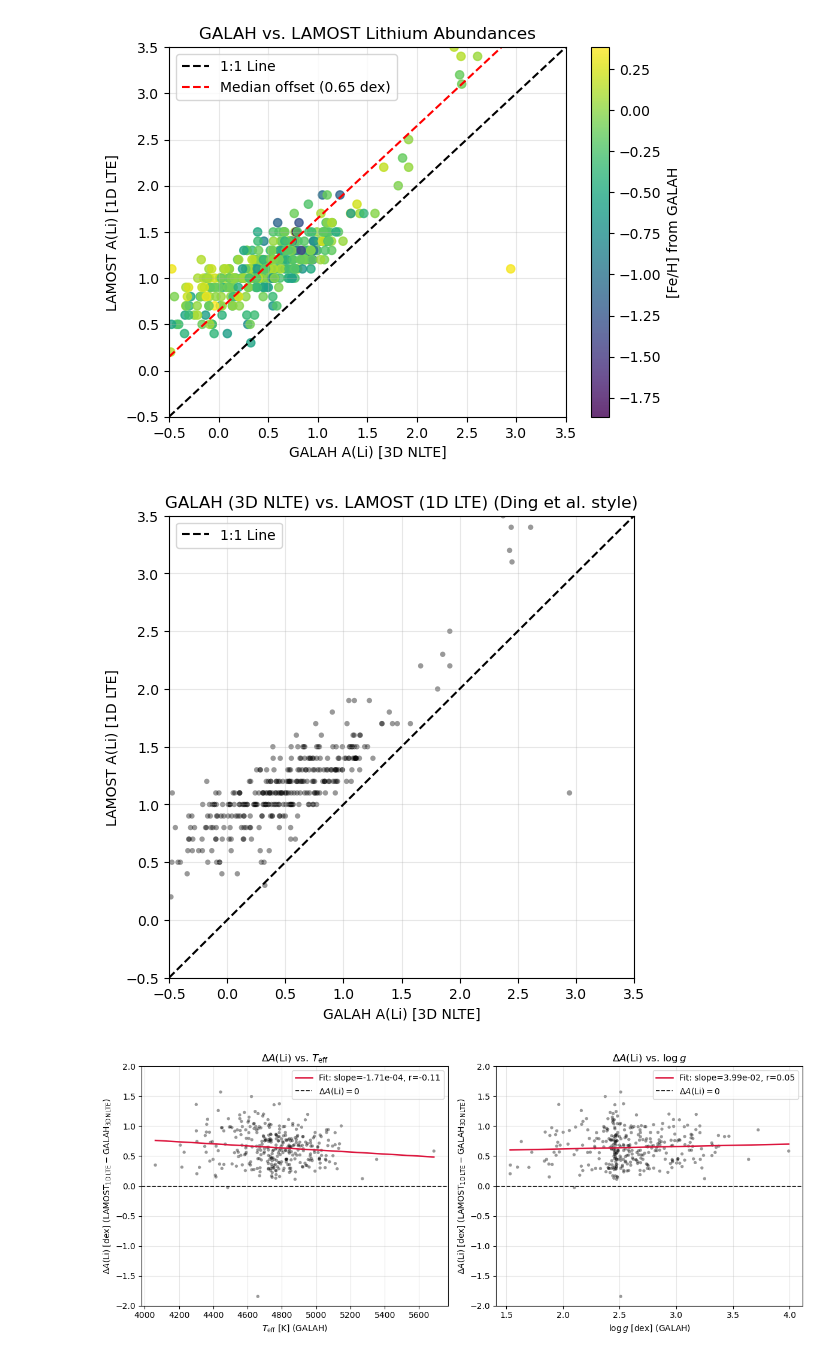
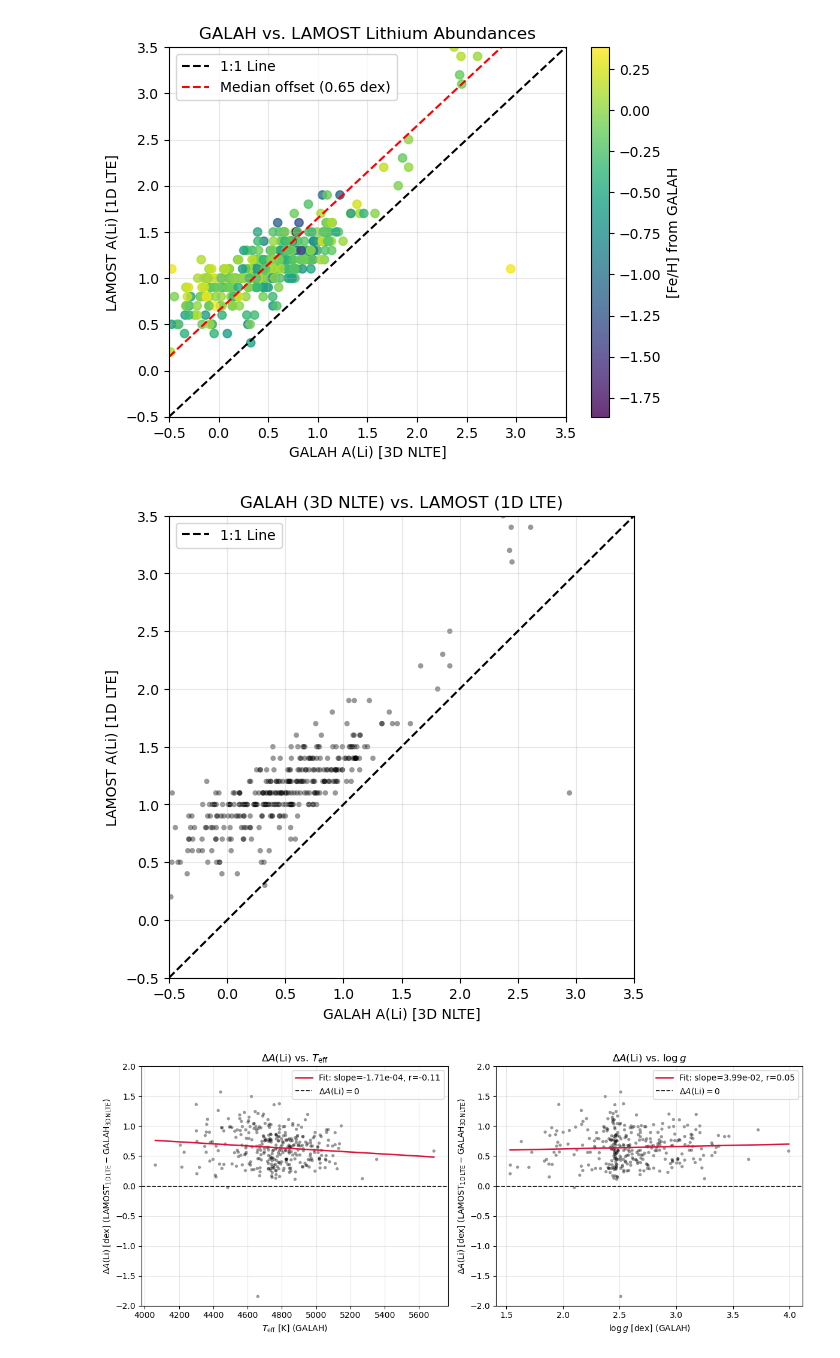
Before and after one commit to juanpabloidarraga/master_thesis, a Jupyter notebook: code/Sidequests/offset_galah_and_lamost.ipynb, the cells around one changed output. Cells and saved outputs as stored; diff of their text form; code cells hidden in the pictures.

```diff
--- a/code/Sidequests/offset_galah_and_lamost.ipynb
+++ b/code/Sidequests/offset_galah_and_lamost.ipynb
@@ -290,32 +297,32 @@ plt.show()
 # %%
 # Ding et al. (2024) Figure 4 style: black dots, no colorbar, no offset red line, same limits
 plt.figure(figsize=(6, 6))
 
 plt.scatter(
     K2_GALAH_x_k2_LAMOST['a_li_galah'],
     K2_GALAH_x_k2_LAMOST['a_li_lamost'],
     color='black',
     s=15,
     alpha=0.4,
     edgecolors='none',
 )
 
 lims = [-0.5, 3.5]
 plt.plot(lims, lims, 'k--', label='1:1 Line')
 
 plt.xlim(lims)
 plt.ylim(lims)
 
 plt.ylabel('LAMOST A(Li) [1D LTE]')
 plt.xlabel('GALAH A(Li) [3D NLTE]')
-plt.title('GALAH (3D NLTE) vs. LAMOST (1D LTE) (Ding et al. style)')
+plt.title('GALAH (3D NLTE) vs. LAMOST (1D LTE)')
 
 plt.grid(True, alpha=0.3)
 plt.legend(loc='upper left')
 
 plt.show()
 # %% [output]
-[figure, old version]
+[figure, new version]
 # %%
 # Ding et al. style: Difference in abundance vs. Teff and logg (GALAH 3D NLTE vs LAMOST 1D LTE) with linear regression
 fig, (ax1, ax2) = plt.subplots(1, 2, figsize=(12, 5))
```
Also changed, not shown: parts of 27 cells of this notebook, 2 other files.
